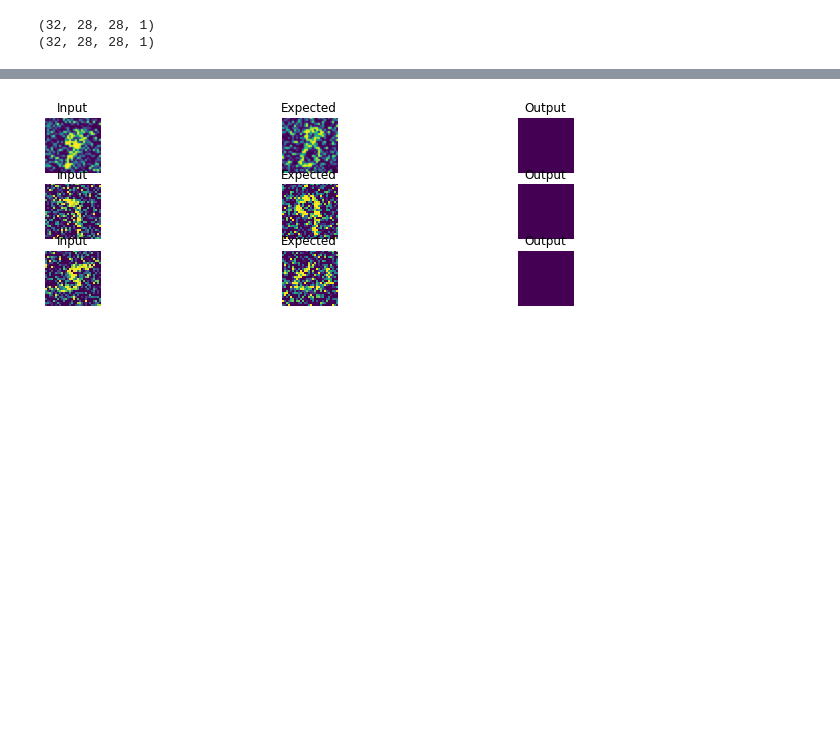
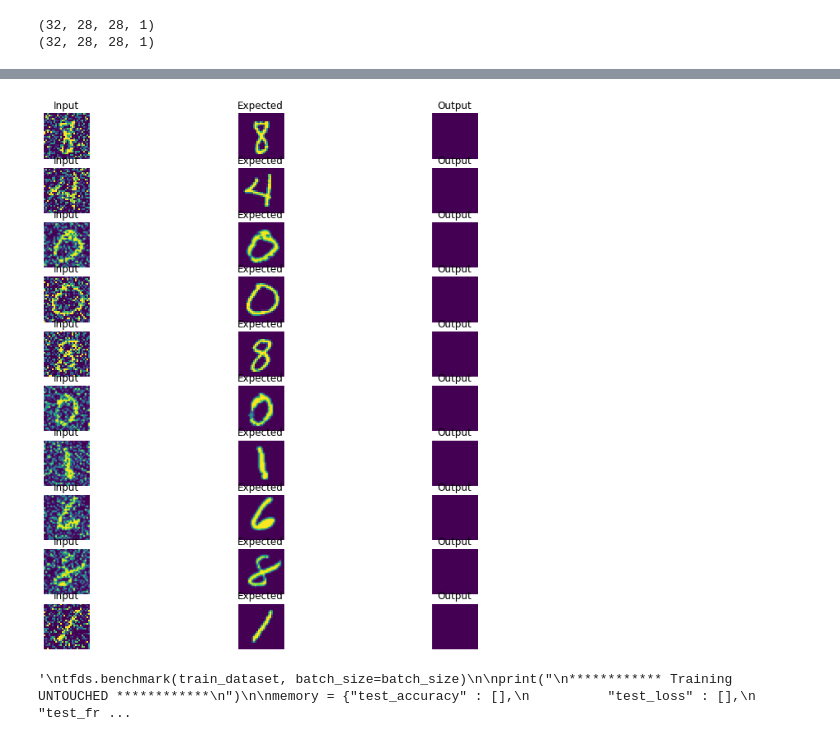
Before and after one commit to IANNwTF-Group-3/homework08, a Jupyter notebook: homework08.ipynb, the cells around one changed output, grey strips where cells are left out. Saved outputs shown, nothing was run; the diff lists cells and outputs as text; code cells hidden in the pictures; blank space fills up the shorter version.

Commit message:
Fix visualization

```diff
--- a/homework08.ipynb
+++ b/homework08.ipynb
@@ -40,11 +40,11 @@ def prepare_data(dataset, batch_size, noise_variance):
     # dataset = dataset.map(lambda img, targets: (tf.expand_dims(img, axis=-1), targets))
 
     # replace targets with initial img, replace initial img with img+noise
-    dataset = dataset.map(lambda img, targets: (img + tf.random.normal(img.shape, mean=0, stddev=noise_variance), targets))
+    dataset = dataset.map(lambda img, target: (img + tf.random.normal(img.shape, mean=0, stddev=noise_variance), img))
 
     # clip min value to -1 and max value to +1
     # simultanously switch img -> noisy img, target -> img (not here, because show examples wouldnt work)
-    dataset = dataset.map(lambda img, target: (tf.clip_by_value(img, clip_value_min=-1, clip_value_max=1), img))
+    dataset = dataset.map(lambda img, target: (tf.clip_by_value(img, clip_value_min=-1, clip_value_max=1), target))
 
 
     dataset = dataset.cache()
@@ -294,7 +294,7 @@ model.compile(optimizer=tf.keras.optimizers.Adam(),
 
 history = model.fit(train_dataset,
                     validation_data=val_dataset,
-                    epochs=20)
+                    epochs=10)
 
 model.summary()
 # %% [output]
@@ -305,30 +318,30 @@ KeyboardInterrupt: ignored
 # %%
 # TODO WIP
 # Plot example images
 figure = plt.figure(figsize=(12, 12))
 rows = 10
 cols = 3
 
 def show_image(img, i, name):
   figure.add_subplot(rows, cols, i)
   plt.imshow(img.reshape((28, 28)))
   plt.axis('off')
   plt.title(name)
 
 i = 1
-for data in val_dataset.shuffle(4096).take(cols):
-  output = model(data[0][0].reshape((1, 28, 28, 1)))
+for imgs, targets in val_dataset.shuffle(4096).take(rows):
+  output = model(imgs[0].reshape((1, 28, 28, 1)))
 
-  show_image(data[0][0], i, 'Input')
+  show_image(imgs[0], i, 'Input')
   i += 1
 
-  show_image(data[0][1], i, 'Expected')
+  show_image(targets[0], i, 'Expected')
   i += 1
 
   show_image(output, i, 'Output')
   i += 1
 # %% [output]
-[figure, old version]
+[figure, new version]
 # %%
 """
 tfds.benchmark(train_dataset, batch_size=batch_size)
@@ -352,3 +365,5 @@ memory = training_loop(model,
 
 visualization(memory["train_accuracy"], memory["train_loss"], memory["train_frob_norm"], "aug_train")
 """
+# %% [output]
+'\ntfds.benchmark(train_dataset, batch_size=batch_size)\n\nprint("\n************ Training UNTOUCHED ************\n")\n\nmemory = {"test_accuracy" : [],\n          "test_loss" : [],\n          "test_fr ...
```
Also changed, not shown: parts of 1 cell of this notebook.
